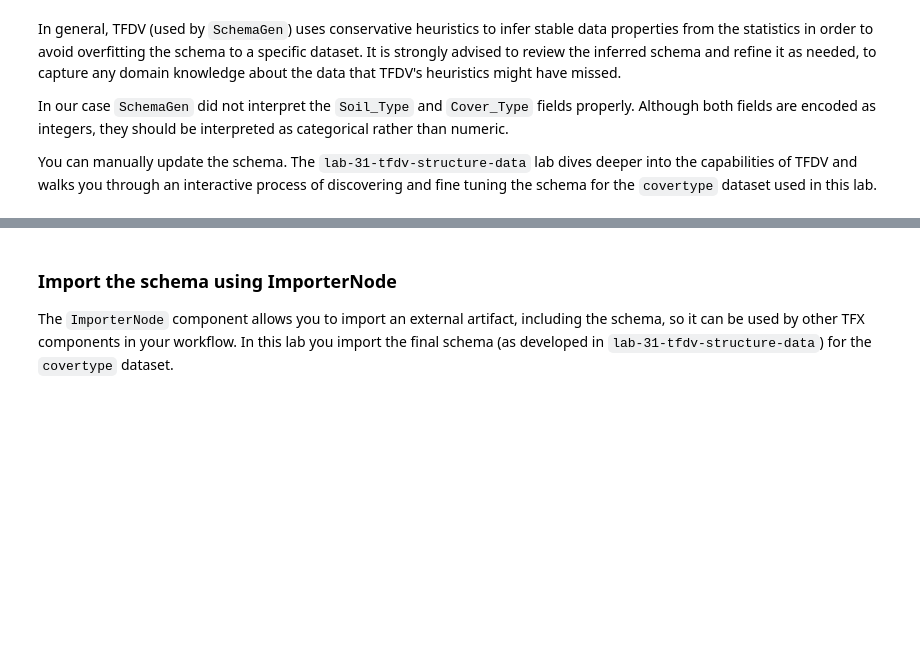
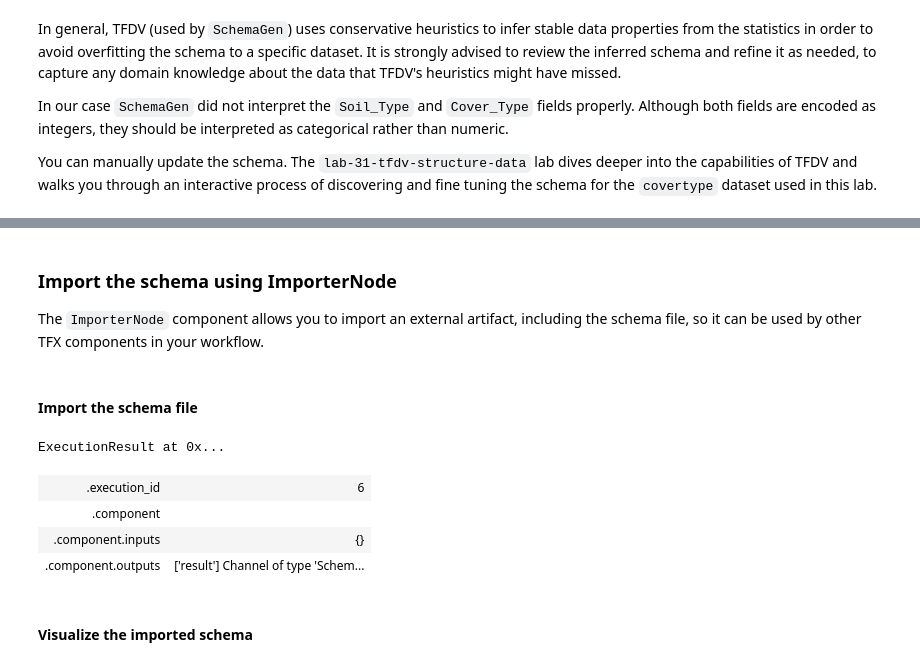
Before and after one commit to marsbroshok/mlops-labs, a Jupyter notebook: lab-21-tfx-interactive/tfx-interactive-context.ipynb, the cells around one changed output, grey strips where cells are left out. Cells and saved outputs as stored; diff of their text form; code cells hidden in the pictures; blank space fills up the shorter version.

```diff
--- a/lab-21-tfx-interactive/tfx-interactive-context.ipynb
+++ b/lab-21-tfx-interactive/tfx-interactive-context.ipynb
@@ -186,0 +238,8 @@ You can manually update the schema. The `lab-31-tfdv-structure-data` lab dives d
+# %%
+schema_dir = '/home/covertype_schema'
+tf.io.gfile.makedirs(schema_dir)
+schema_file = os.path.join(schema_dir, 'schema.pbtxt')
+
+tfdv.write_schema_text(schema, schema_file)
+
+!cat {schema_file}
@@ -187,4 +264,23 @@ You can manually update the schema. The `lab-31-tfdv-structure-data` lab dives d
 # %% [markdown]
 ### Import the schema using ImporterNode
 
-The `ImporterNode` component allows you to import an external artifact, including the schema, so it can be used by other TFX components in your workflow. In this lab you import the final schema (as developed in `lab-31-tfdv-structure-data`) for the `covertype` dataset.
+The `ImporterNode` component allows you to import an external artifact, including the schema file, so it can be used by other TFX components in your workflow.
+# %% [markdown]
+#### Import the schema file
+# %%
+schema_importer = ImporterNode(
+    instance_name='Schema_Importer',
+    source_uri=schema_dir,
+    artifact_type=tfx.types.standard_artifacts.Schema,
+    reimport=False
+)
+
+context.run(schema_importer)
+# %% [output]
+ExecutionResult at 0x...
+| .execution_id | 6 |
+| .component |  |
+| .component.inputs | {} |
+| .component.outputs | ['result'] Channel of type 'Schem... |
+# %% [markdown]
+#### Visualize the imported schema
```
Also changed, not shown: parts of 17 cells of this notebook, 24 other files.
